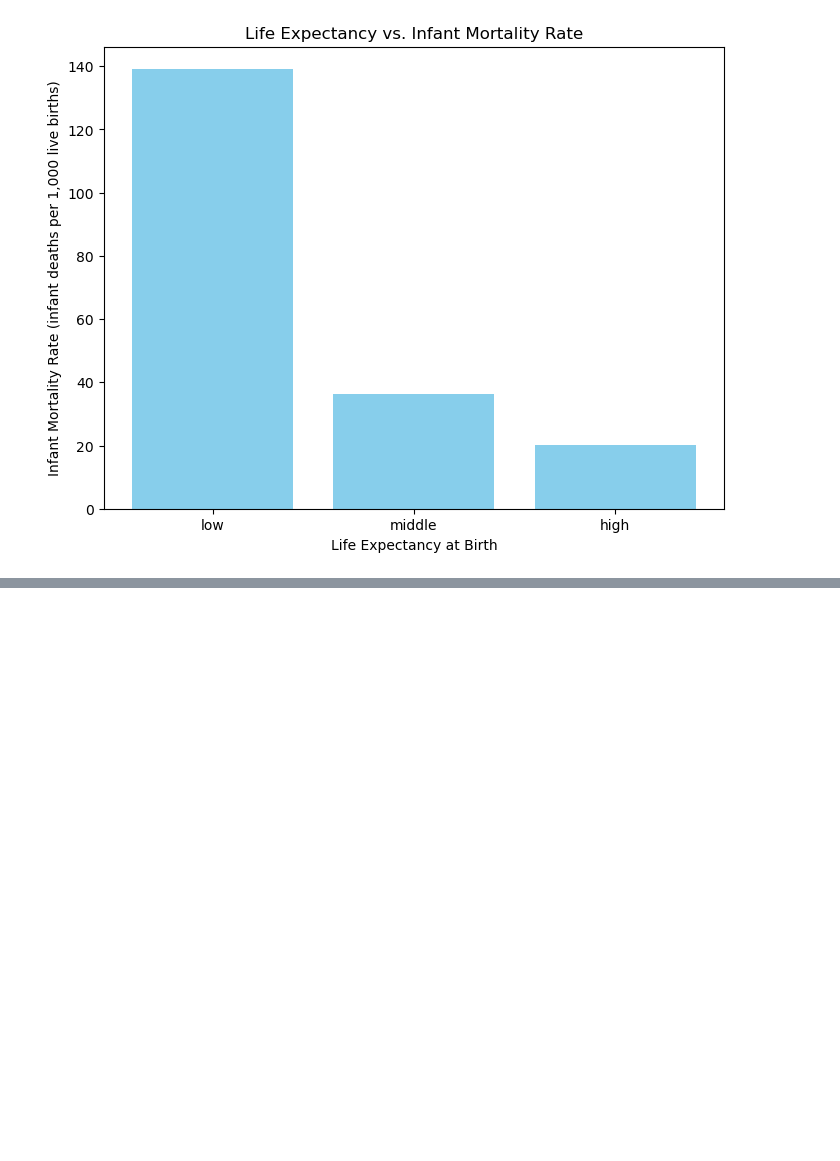
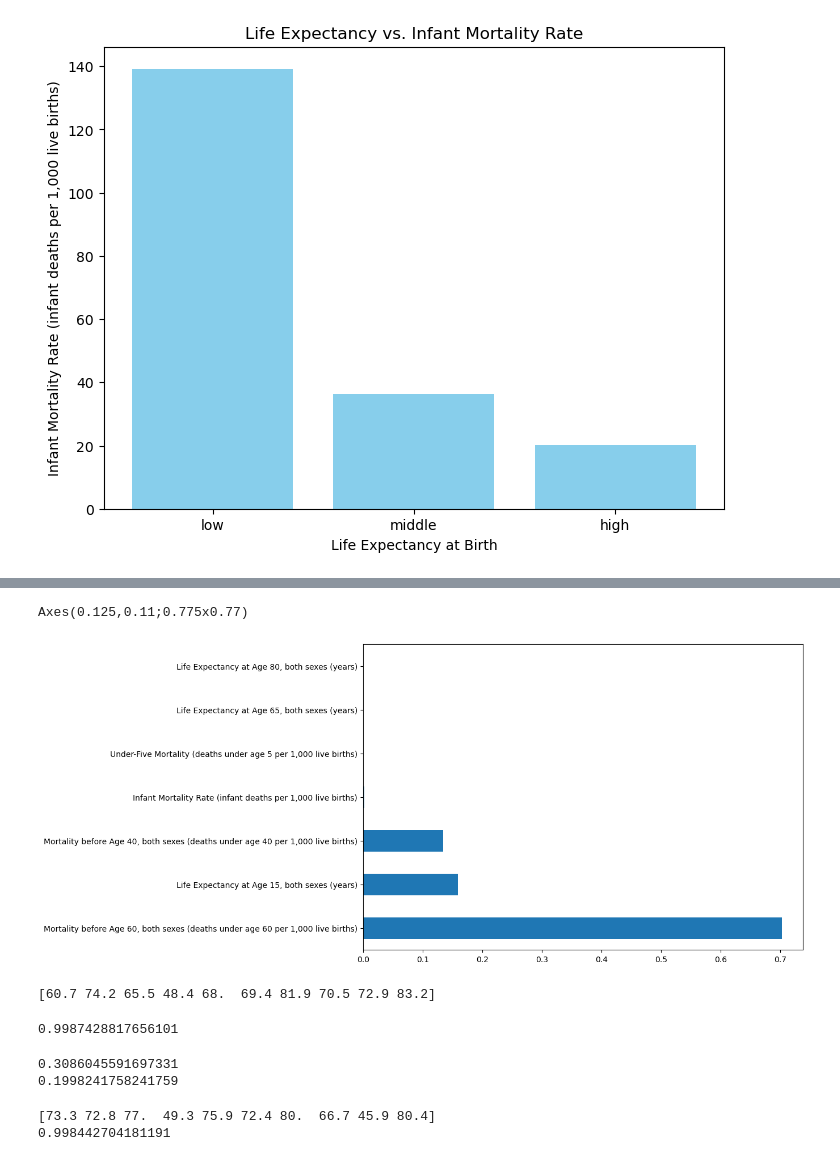
Before and after one commit to rachit0907/InfantMortalityProject, a Jupyter notebook: current.ipynb, the cells around one changed output, grey strips where cells are left out. Cells and saved outputs as stored; diff of their text form; code cells hidden in the pictures; blank space fills up the shorter version.

```diff
--- a/current.ipynb
+++ b/current.ipynb
@@ -540,0 +536,16 @@ KeyError: ''
+# %%
+scoring= ['neg_mean_squared_error','r2','neg_mean_absolute_error']
+param={"max_depth" : [1,2,3,4,5,6,7,8,9,10,11,12,13,14,15,16,17,18,19,20]}
+# %%
+#this is the regressor model we will use!
+reg=DecisionTreeRegressor(random_state=30)
+
+#setting up search for the best decisiontreeregressor estimator based on r-squared across all different folds
+search = GridSearchCV(reg, param, scoring=scoring, n_jobs=-1, cv=kf,refit='r2')
+
+#executing the search
+model = search.fit(X_train, y_train)
+# %%
+best= model.best_estimator_
+print(best)
+#the best depth is 10
@@ -540,0 +625,3 @@ KeyError: ''
+# %%
+varimp=pd.DataFrame(best.feature_importances_,index = X.columns,columns=['importance']).sort_values('importance', ascending=False)
+print(varimp)
@@ -540,0 +646,36 @@ KeyError: ''
+# %%
+plt.figure(figsize=(10,7))
+print(varimp.importance.nlargest(7).plot(kind='barh'))
+# %% [output]
+Axes(0.125,0.11;0.775x0.77)
+[figure, added]
+# %%
+pred=best.predict(X_test)
+print(pred[:10])
+# %% [output]
+[60.7 74.2 65.5 48.4 68.  69.4 81.9 70.5 72.9 83.2]
+# %%
+#This number is Rsquared which we want to be close to 1.
+print(metrics.r2_score(y_test, pred))
+# %% [output]
+0.9987428817656101
+# %%
+#We want this number, RSME, to be less than .5  -
+print(np.sqrt(metrics.mean_squared_error(y_test, pred)))
+
+#MAE we want to be below .5 as well
+print(metrics.mean_absolute_error(y_test, pred)) #nice!
+# %% [output]
+0.3086045591697331
+0.1998241758241759
+# %%
+#remaining data
+
+pred=best.predict(X_tune)
+print(pred[:10])
+
+#just using test data
+print(best.score(X_tune, y_tune))
+# %% [output]
+[73.3 72.8 77.  49.3 75.9 72.4 80.  66.7 45.9 80.4]
+0.998442704181191
```
Also changed, not shown: parts of 42 cells of this notebook.
